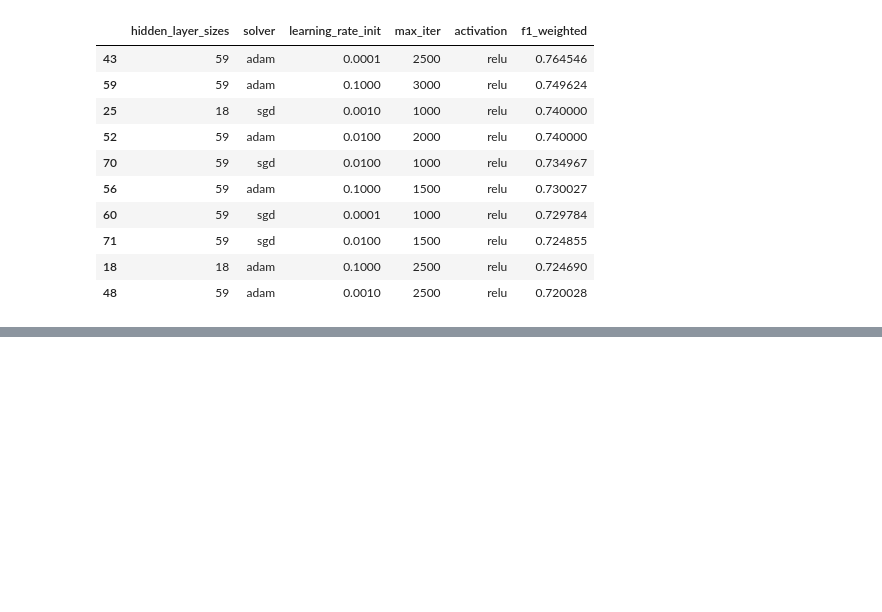
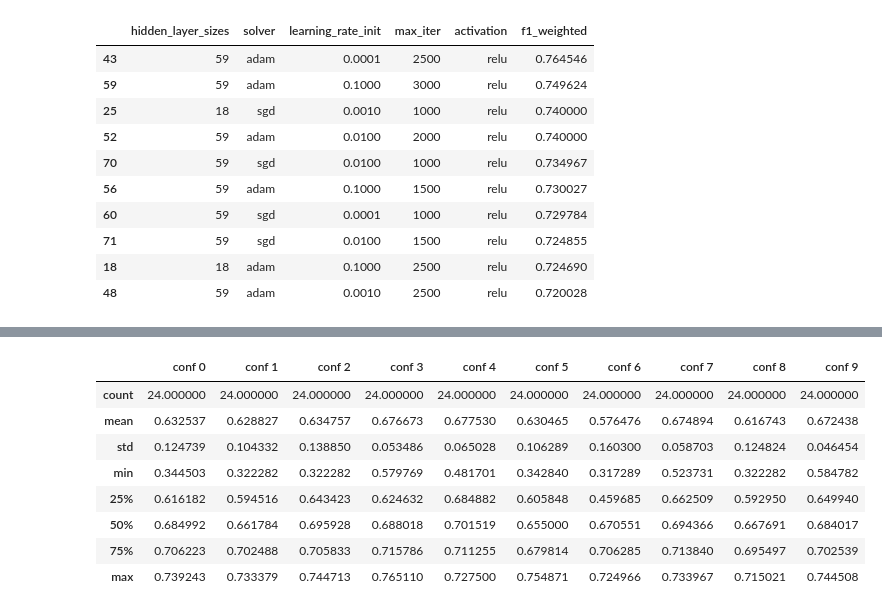
Before and after one commit to vleema/img-ft-extraction-ml, a Jupyter notebook: mlp.ipynb, the cells around one changed output, grey strips where cells are left out. Cells and saved outputs as stored; diff of their text form; code cells hidden in the pictures; blank space fills up the shorter version.

```diff
--- a/mlp.ipynb
+++ b/mlp.ipynb
@@ -86,0 +177,13 @@ sorted.to_csv("mlp/sorted.csv", index=False)
+# %%
+conf_columns = [f"conf {i}" for i in range(12)]
+final_results_df.describe()
+# %% [output]
+|  | conf 0 | conf 1 | conf 2 | conf 3 | conf 4 | conf 5 | conf 6 | conf 7 | conf 8 | conf 9 |
+| count | 24.000000 | 24.000000 | 24.000000 | 24.000000 | 24.000000 | 24.000000 | 24.000000 | 24.000000 | 24.000000 | 24.000000 |
+| mean | 0.632537 | 0.628827 | 0.634757 | 0.676673 | 0.677530 | 0.630465 | 0.576476 | 0.674894 | 0.616743 | 0.672438 |
+| std | 0.124739 | 0.104332 | 0.138850 | 0.053486 | 0.065028 | 0.106289 | 0.160300 | 0.058703 | 0.124824 | 0.046454 |
+| min | 0.344503 | 0.322282 | 0.322282 | 0.579769 | 0.481701 | 0.342840 | 0.317289 | 0.523731 | 0.322282 | 0.584782 |
+| 25% | 0.616182 | 0.594516 | 0.643423 | 0.624632 | 0.684882 | 0.605848 | 0.459685 | 0.662509 | 0.592950 | 0.649940 |
+| 50% | 0.684992 | 0.661784 | 0.695928 | 0.688018 | 0.701519 | 0.655000 | 0.670551 | 0.694366 | 0.667691 | 0.684017 |
+| 75% | 0.706223 | 0.702488 | 0.705833 | 0.715786 | 0.711255 | 0.679814 | 0.706285 | 0.713840 | 0.695497 | 0.702539 |
+| max | 0.739243 | 0.733379 | 0.744713 | 0.765110 | 0.727500 | 0.754871 | 0.724966 | 0.733967 | 0.715021 | 0.744508 |
```
Also changed, not shown: parts of 8 cells of this notebook, 16 other files.
